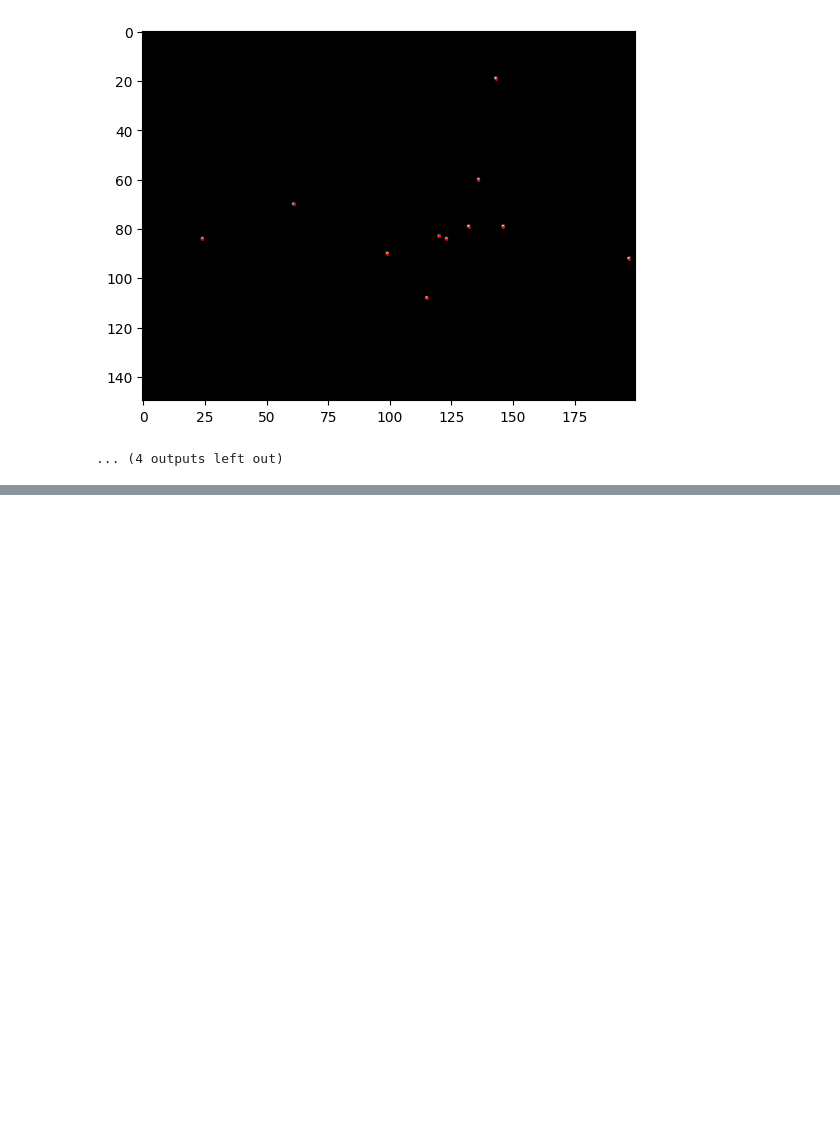
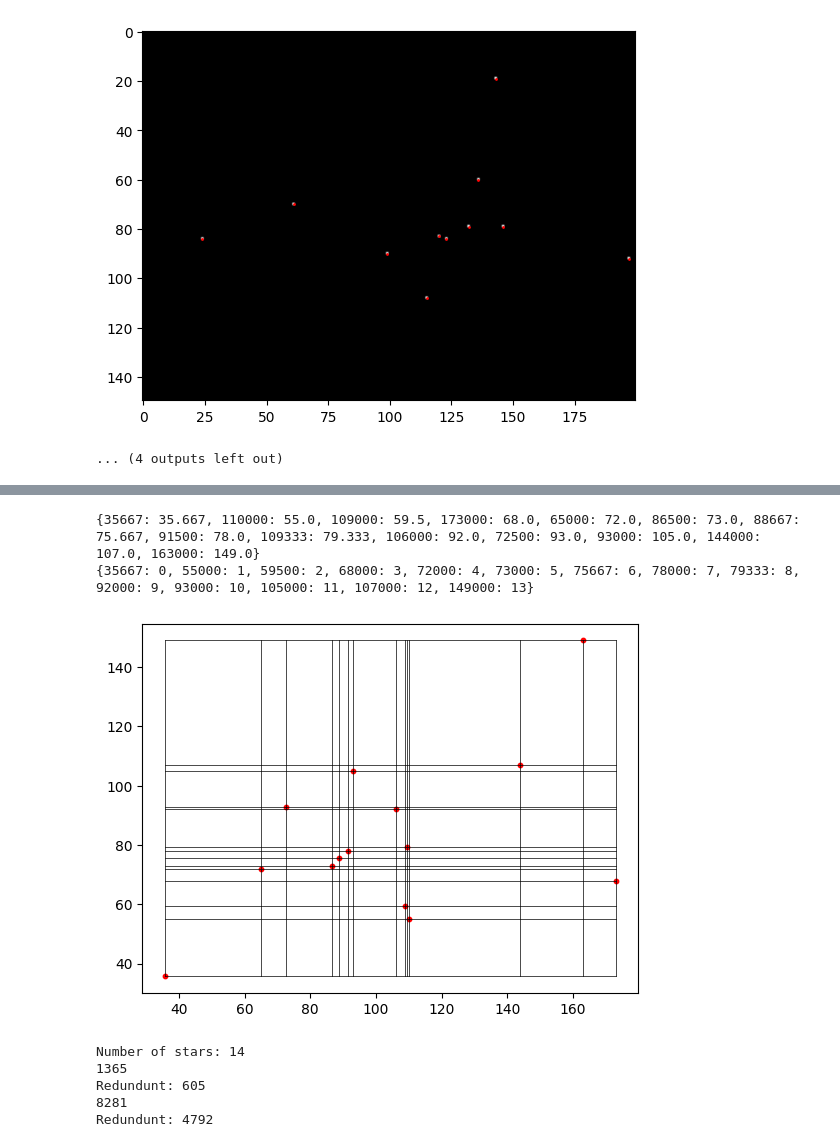
Before and after one commit to adithya-ananth/Star-Pattern-Recognition, a Jupyter notebook: Extracting_Coordinates/star_processing.ipynb, the cells around one changed output, grey strips where cells are left out. Saved outputs shown, nothing was run; the diff lists cells and outputs as text; code cells hidden in the pictures; blank space fills up the shorter version.

Commit message:
"Optimized" Region Traversal Implemented

```diff
--- a/Extracting_Coordinates/star_processing.ipynb
+++ b/Extracting_Coordinates/star_processing.ipynb
@@ -494,0 +487,72 @@ print(new_coord)
+# %%
+coord
+x_coord = [c[1].__round__(3) for c in coord]
+y_coord = [c[0].__round__(3) for c in coord]
+x_to_y = {int(x*1000):y for y,x in coord}
+# print(x_coord, y_coord)
+xs = list(sorted(x_coord))
+ys = list(sorted(y_coord))
+ind_ys = {int(y*1000):i for i,y in enumerate(ys)}
+print(x_to_y)
+print(ind_ys)
+for x,y in zip(x_coord, y_coord):
+    # plot vertical and horizontal lines
+    plt.plot([x, x], [ys[0], ys[-1]], 'k-', lw=0.5)
+    plt.plot([xs[0], xs[-1]], [y, y], 'k-', lw=0.5)
+plt.scatter(x_coord, y_coord, c='red', s = 10)
+plt.show()
+N = len(xs)
+print(f'Number of stars: {len(coord)}')
+# Get through all sub regions
+reg  = []
+redundunt = 0
+for xi in range(N):
+    for xj in range(xi+1, N):
+        ymin, ymax = sorted([x_to_y[int(x*1000)] for x in [xs[xi], xs[xj]]])
+        yminind, ymaxind = ind_ys[int(ymin*1000)], ind_ys[int(ymax*1000)]
+
+        for yi in range(yminind, ymaxind):
+            for yj in range(yi+1, ymaxind):
+                count = 0
+                for x,y in coord:
+                    if xs[xi] <= x <= xs[xj] and ys[yi] <= y <= ys[yj]:
+                        count += 1
+                if count > 0:
+                    redundunt += 1
+                reg.append((xs[xi], xs[xj], ys[yi], ys[yj], count))
+print(len(reg))
+# print(reg)
+print(f'Redundunt: {redundunt}')
+
+reg  = []
+redundunt = 0
+for xi in range(N):
+    for xj in range(xi+1, N):
+        # ymin, ymax = sorted([x_to_y[int(x*1000)] for x in [xs[xi], xs[xj]]])
+        # yminind, ymaxind = ind_ys[int(ymin*1000)], ind_ys[int(ymax*1000)]
+
+        for yi in range(N):
+            for yj in range(yi+1, N):
+                count = 0
+                for x,y in coord:
+                    if xs[xi] <= x <= xs[xj] and ys[yi] <= y <= ys[yj]:
+                        count += 1
+                if count > 0:
+                    redundunt += 1
+                reg.append((xs[xi], xs[xj], ys[yi], ys[yj], count))
+print(len(reg))
+# print(reg)
+print(f'Redundunt: {redundunt}')
+
+
+# draw vertical and horizontal lines all the points
+# plt.imshow(img, cmap='gray')
+# %% [output]
+{35667: 35.667, 110000: 55.0, 109000: 59.5, 173000: 68.0, 65000: 72.0, 86500: 73.0, 88667: 75.667, 91500: 78.0, 109333: 79.333, 106000: 92.0, 72500: 93.0, 93000: 105.0, 144000: 107.0, 163000: 149.0}
+{35667: 0, 55000: 1, 59500: 2, 68000: 3, 72000: 4, 73000: 5, 75667: 6, 78000: 7, 79333: 8, 92000: 9, 93000: 10, 105000: 11, 107000: 12, 149000: 13}
+[figure, added]
+Number of stars: 14
+1365
+Redundunt: 605
+8281
+Redundunt: 4792
```
Also changed, not shown: parts of 2 cells of this notebook.
